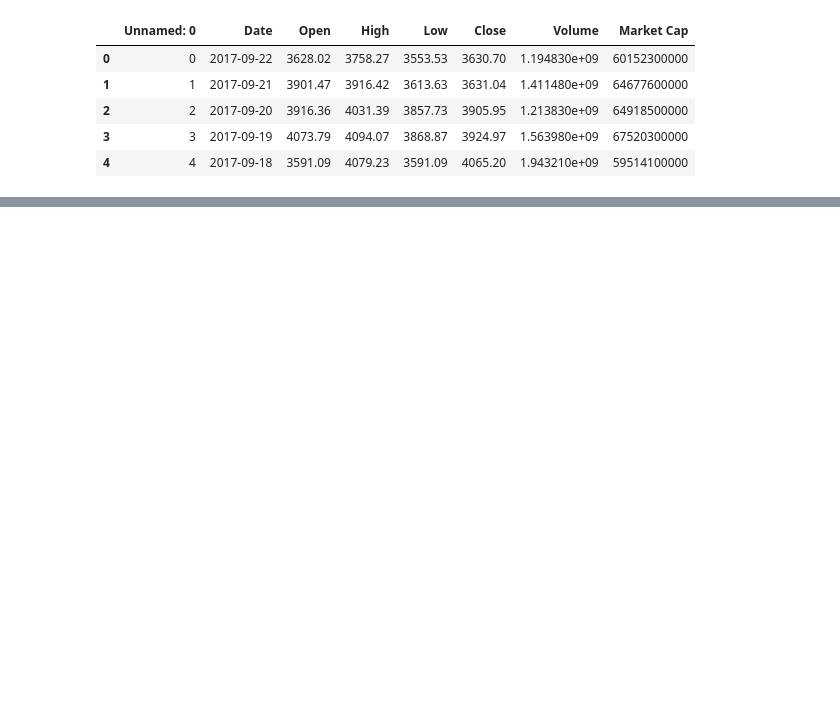
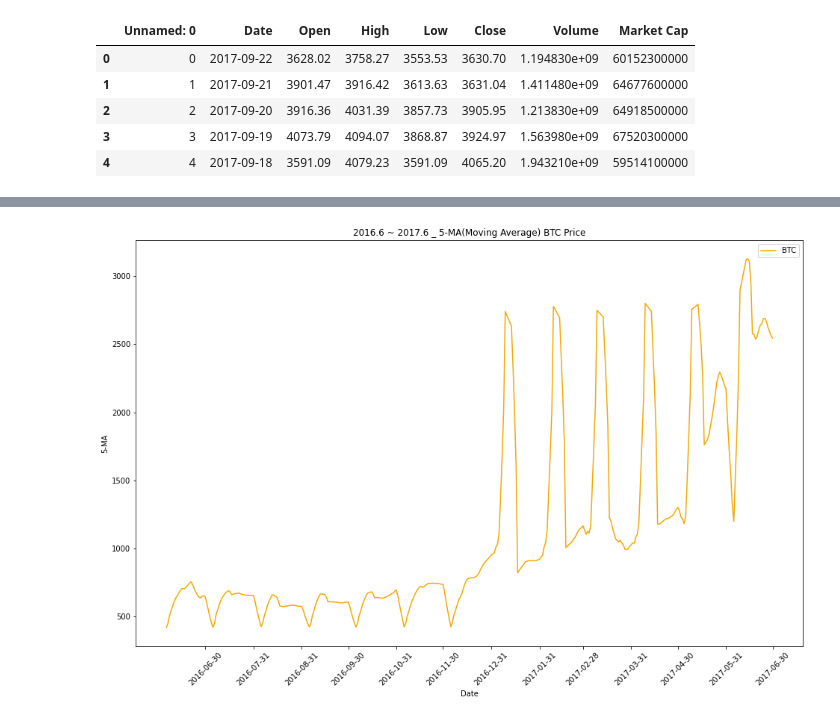
Before and after one commit to super-corini/programmers_kdt_II, a Jupyter notebook: 5. Day5 mission.ipynb, the cells around one changed output, grey strips where cells are left out. Drawn from its saved outputs; the diff is of its cells as text; code cells hidden in the pictures; blank space fills up the shorter version.

```diff
--- a/5. Day5 mission.ipynb
+++ b/5. Day5 mission.ipynb
@@ -131,2 +142,10 @@ bit_df
 # %%
-# 5일간의 평균값들 구하기 (오늘의 종가 + 1일전의 종가 + 2일전의 종가 + 3일전의 종가 + 4일전의 종가) / 5
+# 5-ma
+# .rolling(5).mean()
+
+five_ma = btc_year_df.loc[:,['Date','Open']]  # 해당 기간 동안의 Date, Open 값만 가져옴 .loc[]
+five_ma.Open = five_ma.Open.rolling(5).mean()  # 각 날짜의 5일간 평균값
+five_ma = five_ma.iloc[4:]  # 평균이 없는 1~4일 까지 NaN값 제외
+five_ma.columns = ['Date','5MA']
+
+five_ma
@@ -132,0 +166,14 @@ bit_df
+# %%
+# 시계열 데이터 -> plot() 그래프 그리기
+plt.figure(figsize=(16,10))
+plt.plot(five_ma['Date'],five_ma['5MA'],color = "#f2a900", label='BTC')
+
+plt.xlabel('Date')
+plt.ylabel('5-MA')
+plt.xticks(pd.period_range('2016-06-01', '2017-06-30', freq= 1 *'1m'), rotation=45) # 기간동안 한달 간격 / pd.period_range()
+plt.title("2016.6 ~ 2017.6 _ 5-MA(Moving Average) BTC Price")
+
+plt.legend()
+plt.show()
+# %% [output]
+[figure, added]
```
Also changed, not shown: parts of 12 cells of this notebook, 1 other file.
